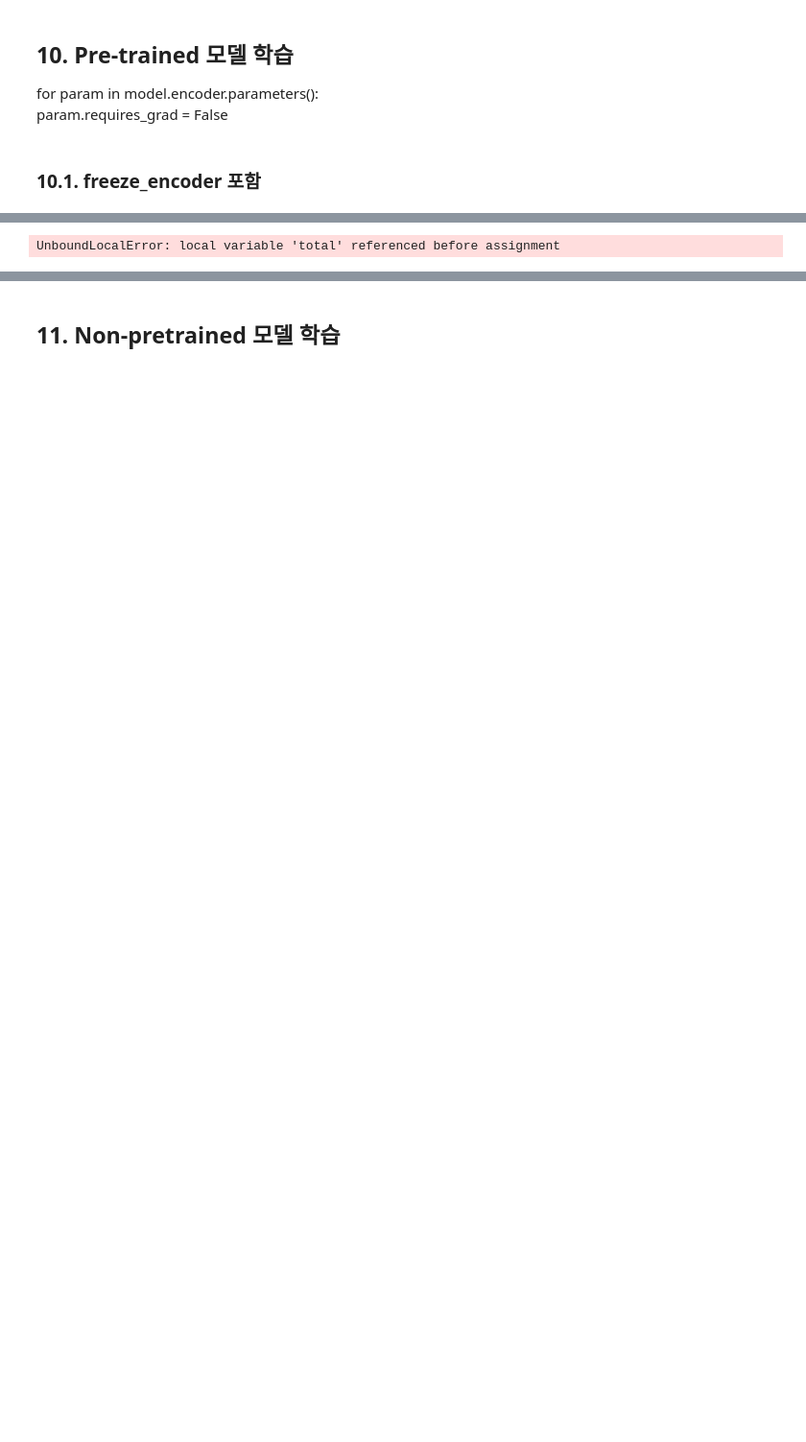
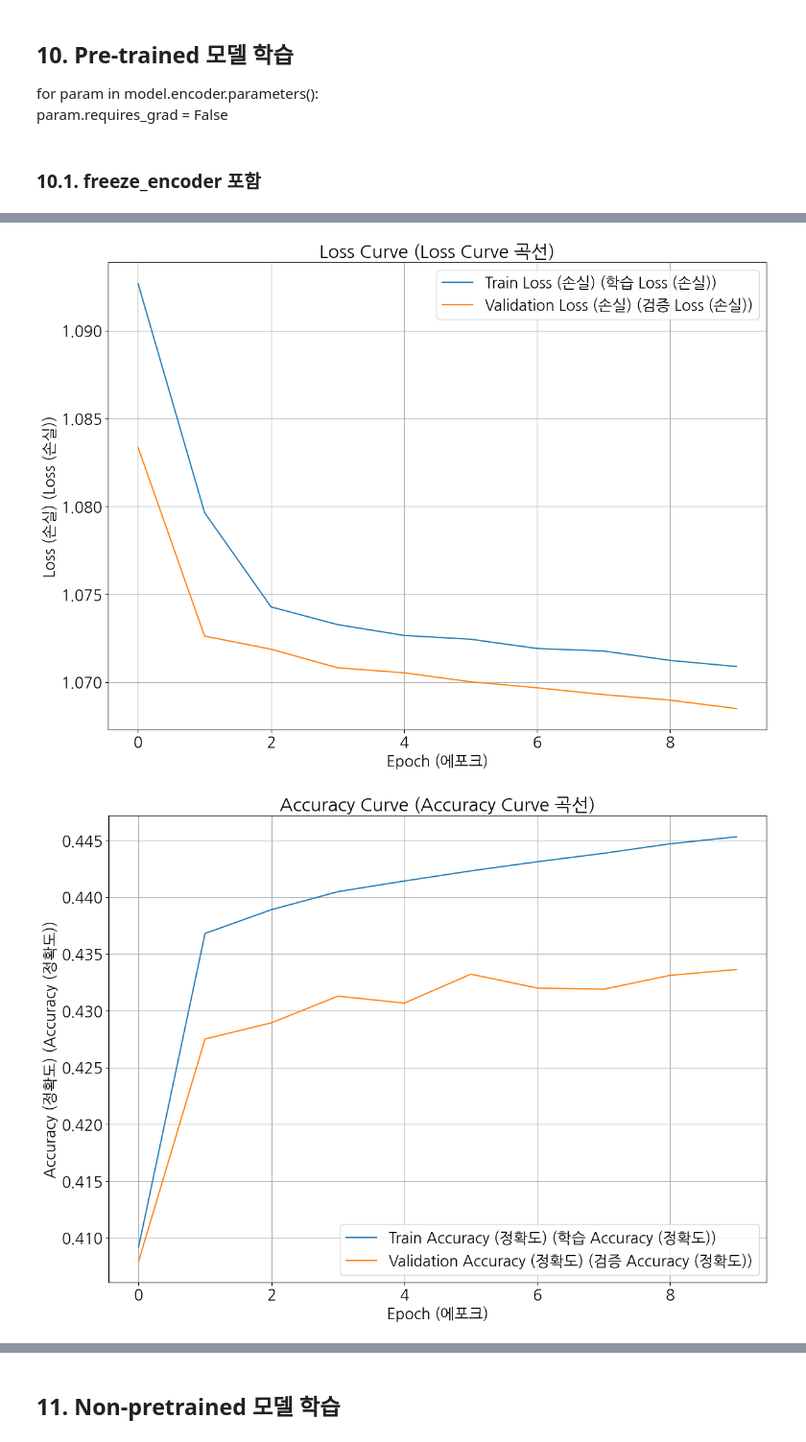
Before and after one commit to mc-friday/hanghaeAI, a Jupyter notebook: [3주차]심화과제.ipynb, the cells around one changed output, grey strips where cells are left out. Shown at 96% size. Cells and saved outputs as stored; diff of their text form; code cells hidden in the pictures; blank space fills up the shorter version.

```diff
--- a/[3주차]심화과제.ipynb
+++ b/[3주차]심화과제.ipynb
@@ -132,7 +132,7 @@ class MNLIDataset(Dataset):
 # %%
 # Hugging Face DistilBERT 토크나이저 로드 (Load Hugging Face DistilBERT tokenizer)
 tokenizer = DistilBertTokenizer.from_pretrained("distilbert-base-uncased")
-max_len = 512  # 최대 입력 길이 (Maximum input length) BERT 의 최대지원 512
+max_len = 128  # 최대 입력 길이 (Maximum input length) BERT 의 최대지원 512
 batch_size = 256  # 배치 크기 (Batch size)
 
 # PyTorch DataLoader 생성 (Create PyTorch DataLoaders)
@@ -168,6 +171,6 @@ class MNLIClassifier(nn.Module):
 # %%
 # 학습 및 검증 과정을 수행하는 함수 (Function to perform training and validation)
-def train(model, train_loader, val_loader, epochs, lr, save_path, use_amp):
+def train(model, train_loader, val_loader, epochs, lr, save_path, use_amp, min_lr=1e-6):
     optimizer = Adam(model.parameters(), lr=lr)  # 옵티마이저 설정 (Set optimizer)
     scheduler = StepLR(optimizer, step_size=2, gamma=0.1)  # 학습률 스케줄러 설정 (Set learning rate scheduler)
     loss_fn = nn.CrossEntropyLoss()  # 손실 함수 설정 (Set loss function)
@@ -204,12 +207,9 @@ def train(model, train_loader, val_loader, epochs, lr, save_path, use_amp):
                 optimizer.step()
 
             epoch_loss += loss.item()
-            total += labels.size(0)
 
         train_loss.append(epoch_loss / len(train_loader))
-
         train_acc.append(accuracy(model, train_loader))
-        val_acc.append(accuracy(model, val_loader))
 
         val_epoch_loss = 0
         with torch.no_grad():
@@ -222,16 +222,13 @@ def train(model, train_loader, val_loader, epochs, lr, save_path, use_amp):
                 val_epoch_loss += loss_fn(outputs, labels).item()
 
         val_loss.append(val_epoch_loss / len(val_loader))
+        val_acc.append(accuracy(model, val_loader))
 
         epoch_time = time.time() - start_time
-        print(f"[LOG] Epoch {epoch + 1}/{epochs} | Train Loss: {train_loss[-1]:.4f} | Train Acc: {train_acc[-1]:.4f} | Val Loss: {val_loss[-1]:.4f} | Val Acc: {val_acc[-1]:.4f} | Time: {epoch_time:.2f}s | Learning Rate: {scheduler.get_last_lr()[0]:.6f}")
-
+        print(
+            f"[LOG] Epoch {epoch + 1}/{epochs} | Train Loss: {train_loss[-1]:.4f} | Train Acc: {train_acc[-1]:.4f} | Val Loss: {val_loss[-1]:.4f} | Val Acc: {val_acc[-1]:.4f} | Time: {epoch_time:.2f}s | Learning Rate: {scheduler.get_last_lr()[0]:.6f}")
 
         step_lr_with_min_lr(scheduler, optimizer, min_lr)
-        for param_group in optimizer.param_groups:
-          if param_group['lr'] < min_lr:
-              param_group['lr'] = min_lr
-              print(f"Learning rate adjusted to minimum value: {min_lr}")
 
     plot_metrics(train_loss, val_loss, "Loss Curve", "Loss (손실)", save_path, "loss_curve.png")
     plot_metrics(train_acc, val_acc, "Accuracy Curve", "Accuracy (정확도)", save_path, "accuracy_curve.png")
@@ -243,7 +240,7 @@ def train(model, train_loader, val_loader, epochs, lr, save_path, use_amp):
 device = torch.device("cuda" if torch.cuda.is_available() else "cpu")  # GPU 설정 (Set GPU)
 lr = 2e-5  # Fine-tuning에 적합한 작은 학습률 사용
 min_lr = 1e-6
-epochs = 1
+epochs = 10 # 학습시간이 너무 오래걸려 5번만 돌리고 비교해보려고함
 save_path = "./week-3"
 use_amp = device.type == "cuda"  # AMP는 CUDA에서만 활성화 (Enable AMP only for CUDA)
 
@@ -376,9 +384,9 @@ for param in model.encoder.parameters():
 # %% [markdown]
 ### 10.1. freeze_encoder 포함
 # %%
-print("[LOG] Training Pre-trained model...")
+print("[LOG] Training Freeze Pre-trained model...")
 model_pretrained = MNLIClassifier(pretrain=True, freeze_encoder=True).to(device)
 train_loss_pre_freeze, val_loss_pre_freeze, train_acc_pre_freeze, val_acc_pre_freeze = train(
-    model_pretrained, train_loader, test_loader, epochs, lr, save_path, use_amp
+    model_pretrained, train_loader, test_loader, epochs, lr, save_path, use_amp, min_lr
 )
 # %% [output]
@@ -386,3 +404,4 @@ train_loss_pre_freeze, val_loss_pre_freeze, train_acc_pre_freeze, val_acc_pre_fr
-UnboundLocalError: local variable 'total' referenced before assignment
+[figure, added]
+[figure, added]
 # %% [markdown]
 ### 10.2. freeze_encoder 미포함
```
Also changed, not shown: parts of 23 cells of this notebook.
